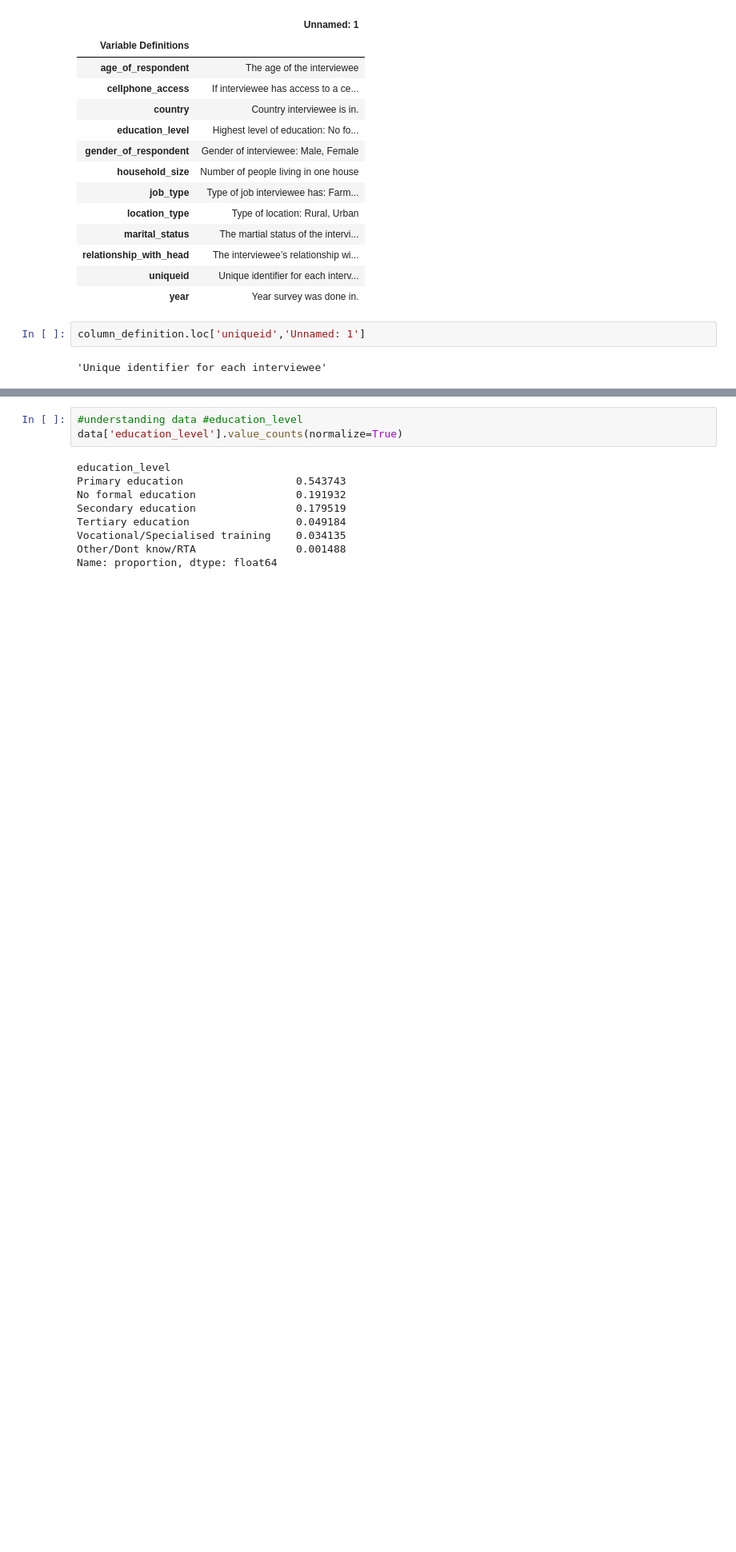
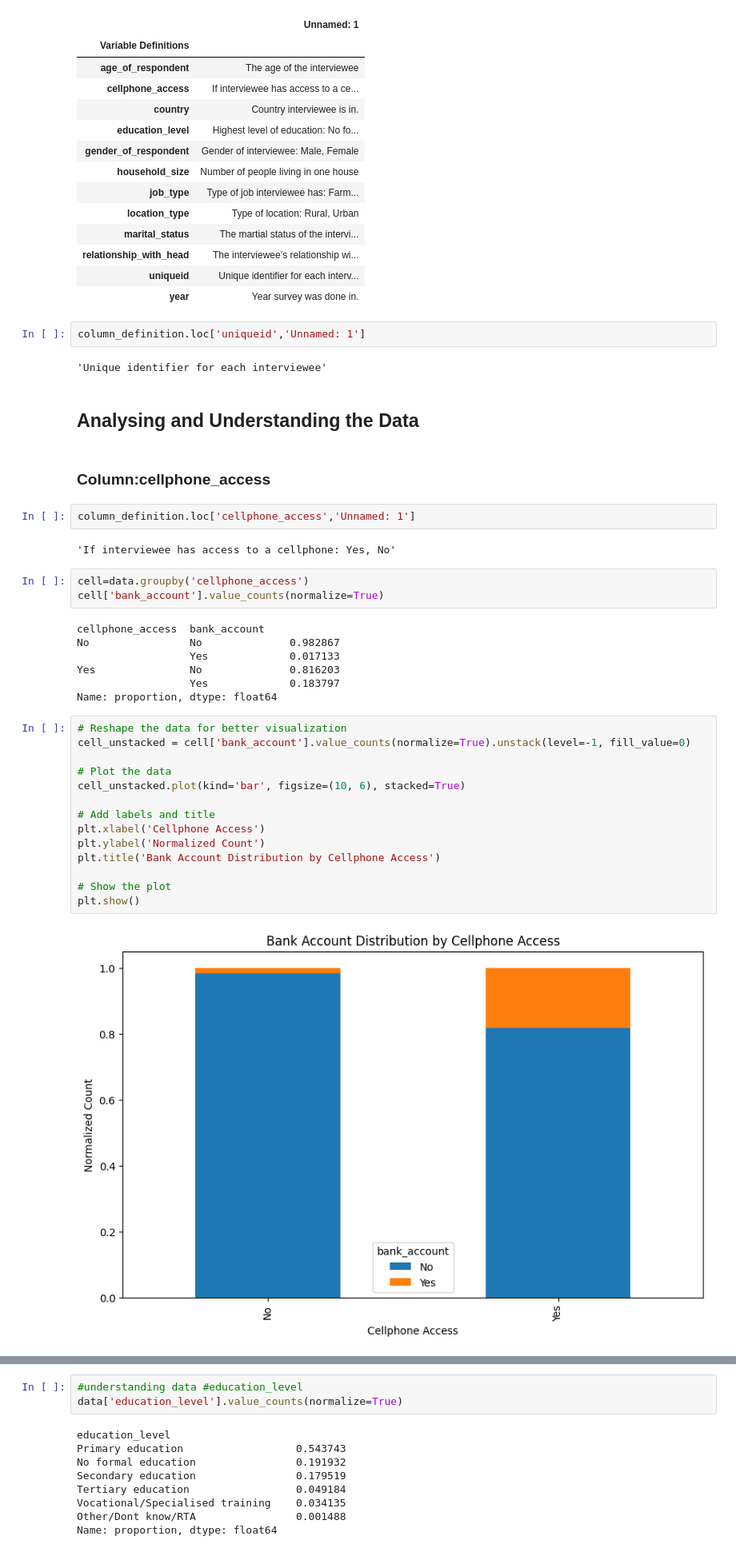
Before and after one commit to datakiptoo/Financial_Inclusion, a Jupyter notebook: hack.ipynb, the cells around one changed output, grey strips where cells are left out. Shown at 80% size. Saved outputs shown, nothing was run; the diff lists cells and outputs as text; blank space fills up the shorter version.

```diff
--- a/hack.ipynb
+++ b/hack.ipynb
@@ -123,3 +124,37 @@ column_definition.sort_index()
 column_definition.loc['uniqueid','Unnamed: 1']
 # %% [output]
 'Unique identifier for each interviewee'
+# %% [markdown]
+## Analysing and Understanding the Data
+# %% [markdown]
+### Column:cellphone_access
+# %%
+column_definition.loc['cellphone_access','Unnamed: 1']
+# %% [output]
+'If interviewee has access to a cellphone: Yes, No'
+# %%
+cell=data.groupby('cellphone_access')
+cell['bank_account'].value_counts(normalize=True)
+# %% [output]
+cellphone_access  bank_account
+No                No              0.982867
+                  Yes             0.017133
+Yes               No              0.816203
+                  Yes             0.183797
+Name: proportion, dtype: float64
+# %%
+# Reshape the data for better visualization
+cell_unstacked = cell['bank_account'].value_counts(normalize=True).unstack(level=-1, fill_value=0)
+
+# Plot the data
+cell_unstacked.plot(kind='bar', figsize=(10, 6), stacked=True)
+
+# Add labels and title
+plt.xlabel('Cellphone Access')
+plt.ylabel('Normalized Count')
+plt.title('Bank Account Distribution by Cellphone Access')
+
+# Show the plot
+plt.show()
+# %% [output]
+[figure, added]
```
Also changed, not shown: parts of 68 cells of this notebook, 1 other file.
